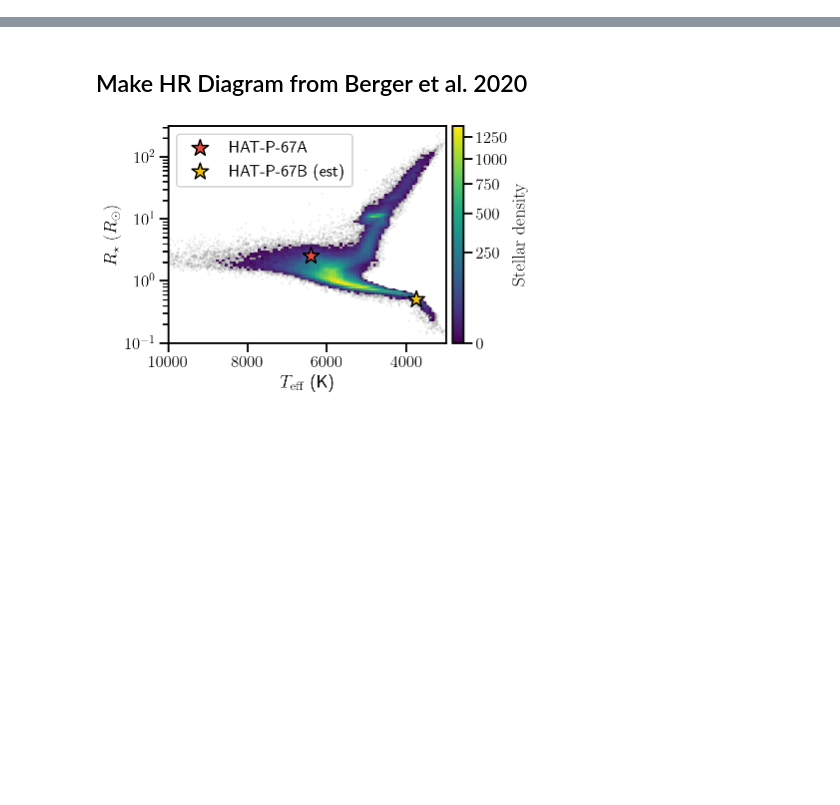
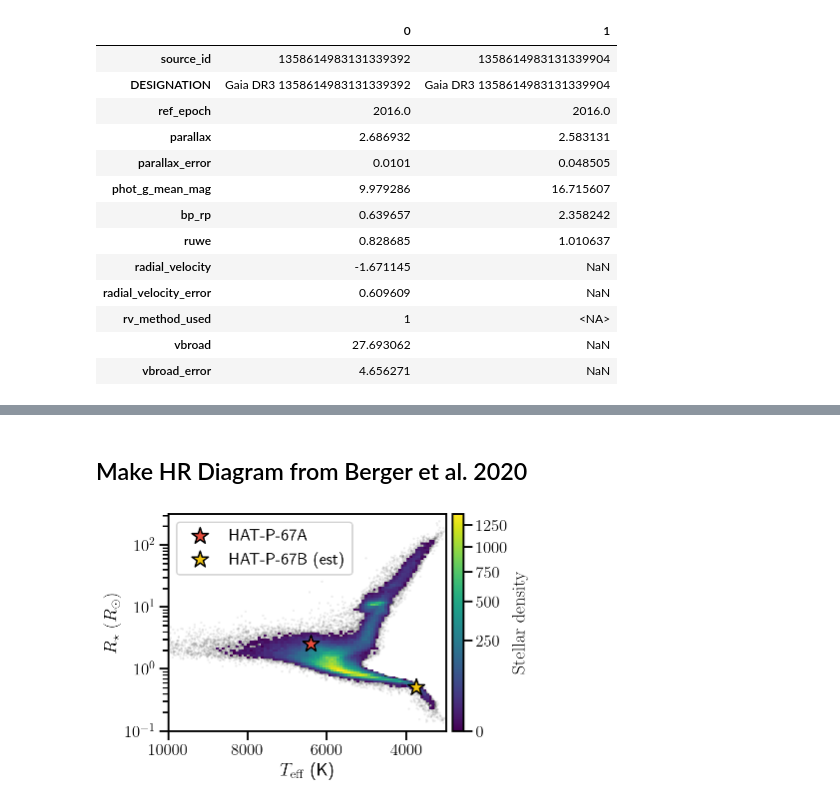
Before and after one commit to BrownDwarf/disperse, a Jupyter notebook: notebooks/05_figures_for_paper/Gaia_HR_Diagram_HAT_P_67.ipynb, the cells around one changed output, grey strips where cells are left out. Saved outputs shown, nothing was run; the diff lists cells and outputs as text; code cells hidden in the pictures; blank space fills up the shorter version.

```diff
--- a/notebooks/05_figures_for_paper/Gaia_HR_Diagram_HAT_P_67.ipynb
+++ b/notebooks/05_figures_for_paper/Gaia_HR_Diagram_HAT_P_67.ipynb
@@ -8,0 +14,17 @@ keep_cols = ['source_id', 'parallax', 'phot_g_mean_mag', 'bp_rp']
+# %%
+df.T
+# %% [output]
+|  | 0 | 1 |
+| source_id | 1358614983131339392 | 1358614983131339904 |
+| DESIGNATION | Gaia DR3 1358614983131339392 | Gaia DR3 1358614983131339904 |
+| ref_epoch | 2016.0 | 2016.0 |
+| parallax | 2.686932 | 2.583131 |
+| parallax_error | 0.0101 | 0.048505 |
+| phot_g_mean_mag | 9.979286 | 16.715607 |
+| bp_rp | 0.639657 | 2.358242 |
+| ruwe | 0.828685 | 1.010637 |
+| radial_velocity | -1.671145 | NaN |
+| radial_velocity_error | 0.609609 | NaN |
+| rv_method_used | 1 | <NA> |
+| vbroad | 27.693062 | NaN |
+| vbroad_error | 4.656271 | NaN |
```
Also changed, not shown: parts of 10 cells of this notebook, 2 other files.
